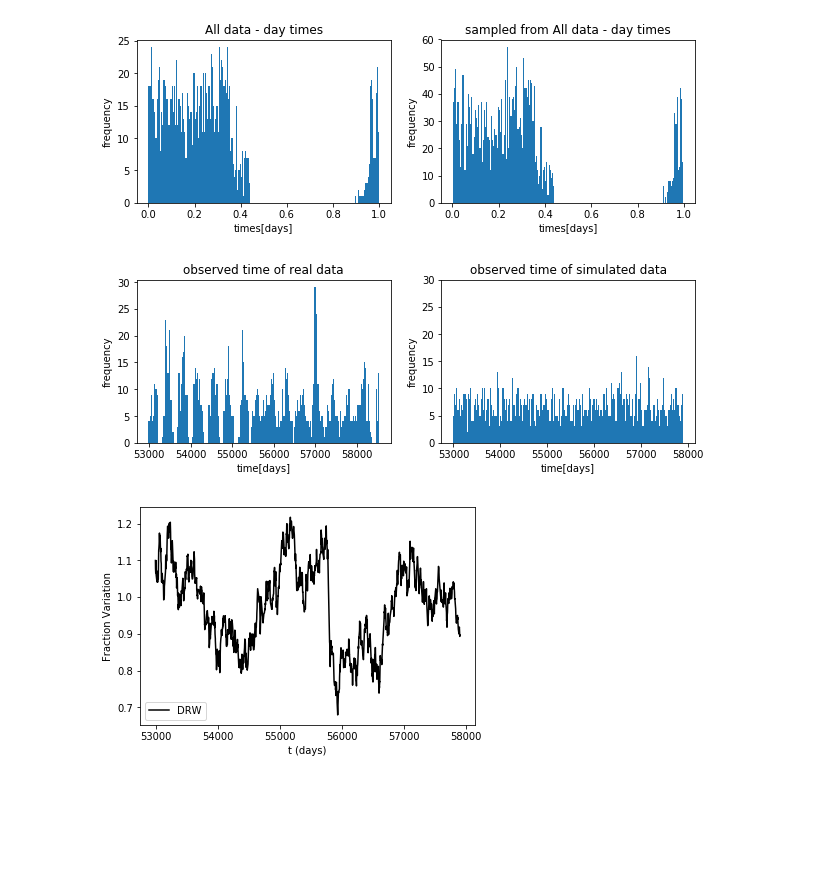
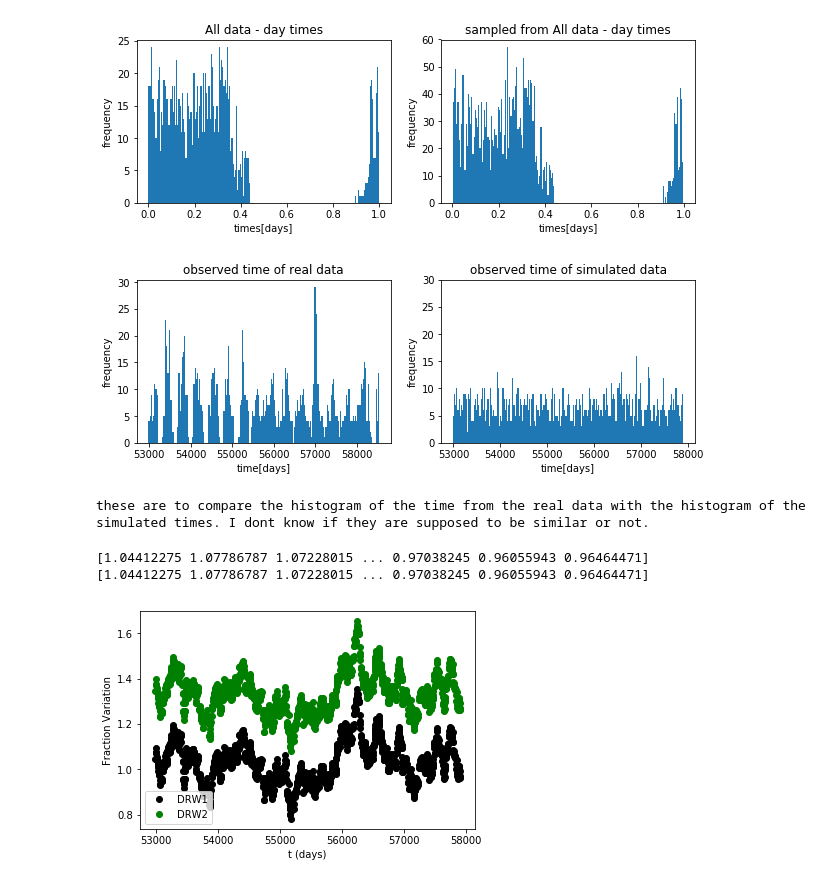
Before and after one commit to herjy/Quasar_lensing, a Jupyter notebook: sampling using both data sets as one.ipynb, the cells around one changed output. Saved outputs shown, nothing was run; the diff lists cells and outputs as text; code cells hidden in the pictures; blank space fills up the shorter version.

Commit message:
new observed data

```diff
--- a/sampling using both data sets as one.ipynb
+++ b/sampling using both data sets as one.ipynb
@@ -96,9 +96,12 @@ plt.title('observed time of simulated data')
 plt.xlabel('time[days]')
 plt.ylabel('frequency')
 plt.show()
-print('I dont know how to make sense of these, if they are supposed to be similar or not')
+print('''these are to compare the histogram of the time from the real data with the histogram of the
+simulated times. I dont know if they are supposed to be similar or not.''')
 # %% [output]
 [figure]
+these are to compare the histogram of the time from the real data with the histogram of the
+simulated times. I dont know if they are supposed to be similar or not.
 # %%
 '''simulating data using the sampling about as the time axis'''
 
@@ -154,33 +157,39 @@ for i in [1]:
 #     print('       light curve (DRW)       ')
 #     print('-------------------------------')
 #     print('Xmean =',xmean)
 #     print('tau   =',tau,'day')
 #     print('zs    =',zs)
 #     print('SFinf =','{0:.3f}'.format(SFinf))
 #     print('sn    =',sn)
 
     #t_drive = np.arange(ti, tf, dt)
 #     ti= np.min(time)
 #     tf = np.max(time)
 #     dt = rand_times_
     t_drive = t_drive_new
-    f_drive = generate_damped_RW(t_drive, tau=tau, z=zs, SFinf=SFinf, xmean=xmean)
+    f_drive = generate_damped_RW(t_drive, tau=tau, z=zs, SFinf=SFinf, xmean=xmean,random_state=5)
+    f_drive1 = generate_damped_RW(t_drive+5, tau=tau, z=zs, SFinf=SFinf, xmean=xmean,random_state=5)
 
     f_drive = abs(f_drive)
     mean = np.mean(f_drive)
     std  = np.std( f_drive)
 
 #     print('Light Curve:','from',ti,'to',tf,'days')
 #     print('mean =','{0:.3f}'.format(mean),'std =','{0:.3f}'.format(std))
 
     fn = stem_out+'/'+fn
 
     #np.savetxt(fn,np.array([t_drive, f_drive]).T,fmt='%f')
 
-    plt.plot(t_drive, f_drive,  color='black', label='DRW')
+    plt.plot(t_drive, f_drive, 'o', color='black', label='DRW1')
+    plt.plot(t_drive, f_drive1+0.3, 'o', color='g', label='DRW2')
+    print(f_drive)
+    print(f_drive1)
     plt.xlabel('t (days)')
     plt.ylabel('Fraction Variation')
     plt.legend(loc=3)
     plt.show()
 # %% [output]
+[1.04412275 1.07786787 1.07228015 ... 0.97038245 0.96055943 0.96464471]
+[1.04412275 1.07786787 1.07228015 ... 0.97038245 0.96055943 0.96464471]
-[figure, old version]
+[figure, new version]
```
